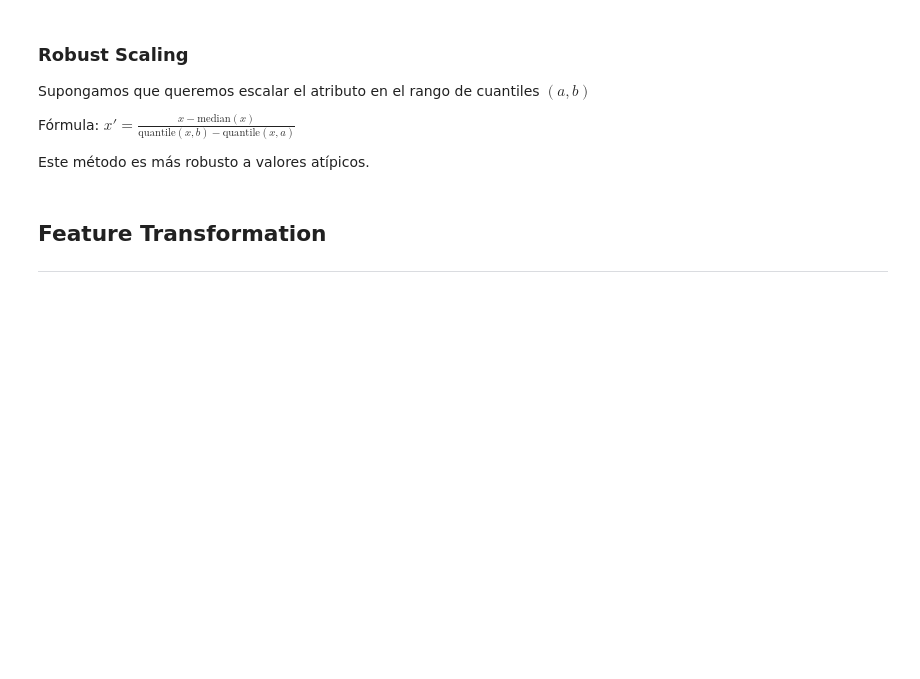
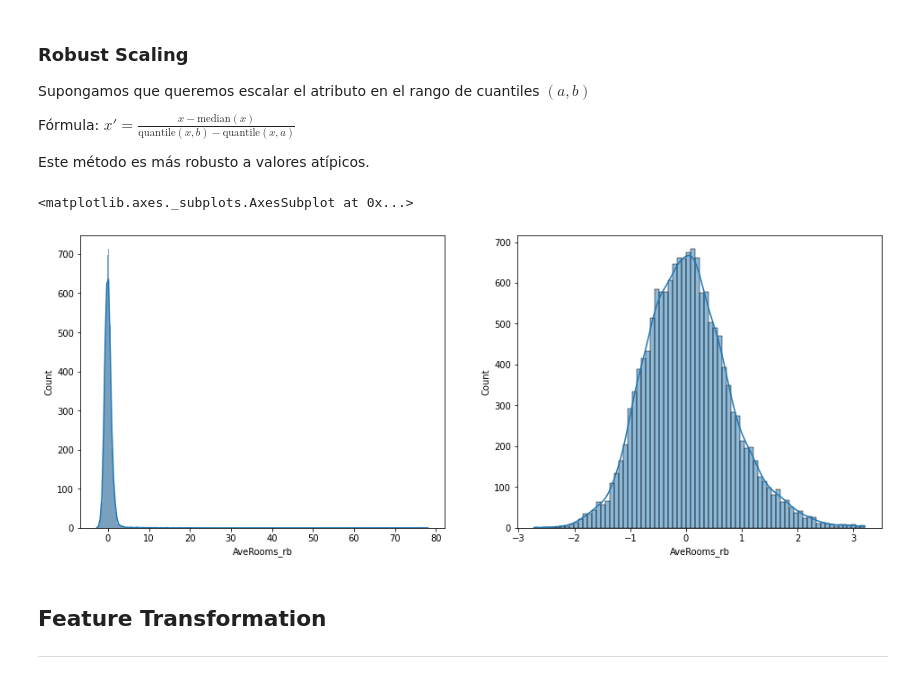
Before and after one commit to luisfermata1/ShotRandom, a Jupyter notebook: DS6011_HT03.ipynb, the cells around one changed output. Cells and saved outputs as stored; diff of their text form; code cells hidden in the pictures; blank space fills up the shorter version.

```diff
--- a/DS6011_HT03.ipynb
+++ b/DS6011_HT03.ipynb
@@ -235,6 +235,21 @@ Supongamos que queremos escalar el atributo en el rango de cuantiles $(a, b)$
 Fórmula: ${x}' = \frac{x - \mathrm{median}(x)}{\mathrm{quantile}(x,b) - \mathrm{quantile}(x,a)}$
 
 Este método es más robusto a valores atípicos.
+# %%
+from sklearn.preprocessing import RobustScaler
+rb_scaler = RobustScaler()
+# %%
+col_name = 'AveRooms'
+trans_col_name = 'AveRooms_rb'
+X_train[trans_col_name] = rb_scaler.fit_transform(X_train[[col_name]])
+X_train_99[trans_col_name] = rb_scaler.fit_transform(X_train_99[[col_name]])
+# %%
+fig, axes = plt.subplots(ncols=2, figsize= (16,6))
+sns.histplot(data=X_train, x=trans_col_name, ax= axes[0], kde = True)
+sns.histplot(data=X_train_99, x=trans_col_name, ax= axes[1], kde = True)
+# %% [output]
+<matplotlib.axes._subplots.AxesSubplot at 0x...>
+[figure, added]
 # %% [markdown]
 ## Feature Transformation
 ---
```
